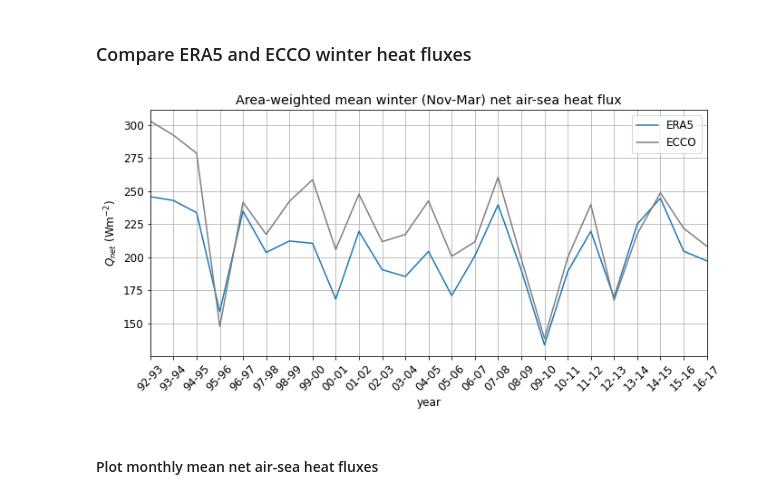
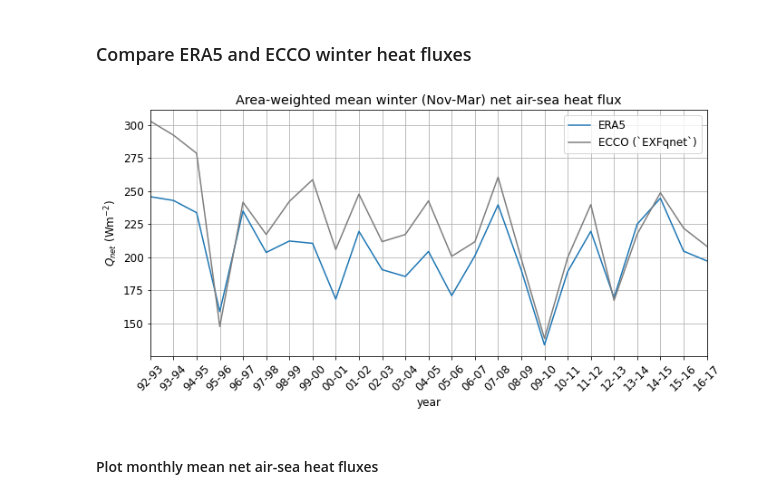
Before and after one commit to mjzahn/ecco, a Jupyter notebook: ecco_vs_era5_heatflux.ipynb, the cells around one changed output. Drawn from its saved outputs; the diff is of its cells as text; code cells hidden in the pictures.

```diff
--- a/ecco_vs_era5_heatflux.ipynb
+++ b/ecco_vs_era5_heatflux.ipynb
@@ -354,25 +354,25 @@ Coordinates:
 # %%
 plt.figure(figsize=[11, 5])
 plt.rcParams['font.size'] = '12'
 
 era5_winter_heat_da.plot(color='tab:blue',label='ERA5')
-ecco_winter_heat_da.plot(color='tab:gray',label='ECCO')
+ecco_winter_heat_da.plot(color='tab:gray',label='ECCO (`EXFqnet`)')
 
 # ticks
 year_span = []
 for year in ecco_winter_heat_da.start_year:
     year_span.append(str(year.values)[-2:]+'-'+str(year.values+1)[-2:])
 
 plt.margins(x=0)
 plt.ylabel("$Q_{net}$ (Wm$^{-2}$)")
 plt.xticks(ticks=era5_winter_heat_da.start_year, labels=year_span, rotation=45)
 plt.title("Area-weighted mean winter (Nov-Mar) net air-sea heat flux")
 plt.xlabel("year")
 
 plt.legend()
 plt.grid();
 # %% [output]
-[figure, old version]
+[figure, new version]
 # %% [markdown]
 #### Plot monthly mean net air-sea heat fluxes
 # %% [markdown]
```
Also changed, not shown: parts of 9 cells of this notebook, 2 other files.
